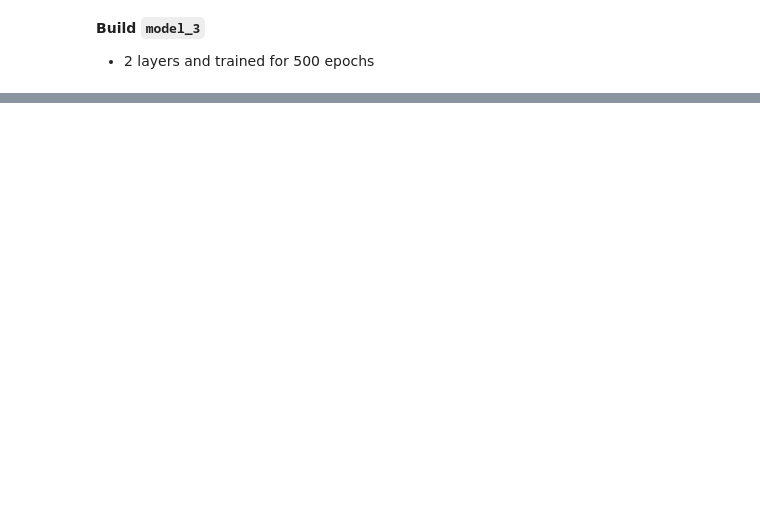
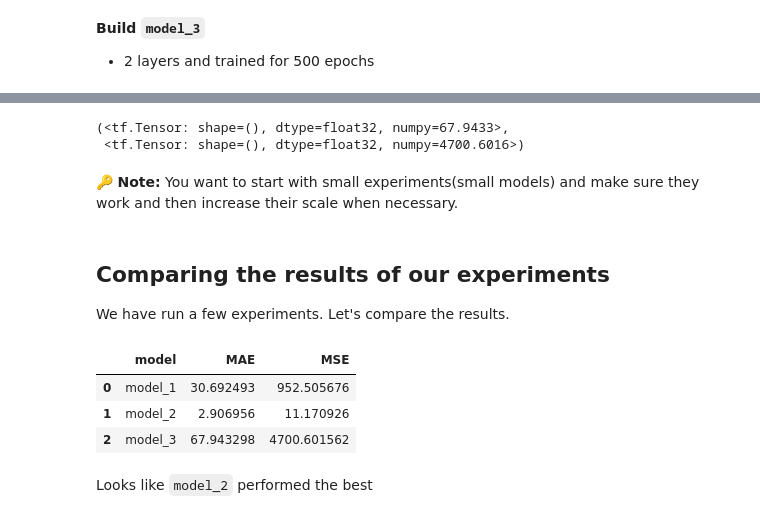
Before and after one commit to jacob7123/TensorFlow, a Jupyter notebook: 01_neural_network_regression_with_tensorflow.ipynb, the cells around one changed output, grey strips where cells are left out. Cells and saved outputs as stored; diff of their text form; code cells hidden in the pictures; blank space fills up the shorter version.

```diff
--- a/01_neural_network_regression_with_tensorflow.ipynb
+++ b/01_neural_network_regression_with_tensorflow.ipynb
@@ -664,5 +664,5 @@ model_3.compile(loss = tf.keras.losses.mae,
         metrics = ["mae"])
 
 # 3. Fit the model
-model_3.fit(tf.expand_dims(X_train, axis = -1), y_train, epochs = 500, verbose = 0)
+model_3.fit(tf.expand_dims(X_train, axis = -1), y_train, epochs = 500)
 # %% [output]
@@ -676 +693,31 @@ plot_predictions(predictions = y_pred_3)
 [figure]
+# %%
+# Calculate model_3 evaluation metrics
+mae_3 = mae(y_test, y_pred_3)
+mse_3 = mse(y_test, y_pred_3)
+mae_3, mse_3
+# %% [output]
+(<tf.Tensor: shape=(), dtype=float32, numpy=67.9433>,
+ <tf.Tensor: shape=(), dtype=float32, numpy=4700.6016>)
+# %% [markdown]
+🔑 **Note:** You want to start with small experiments(small models) and make sure they work and then increase their scale when necessary.
+# %% [markdown]
+## Comparing the results of our experiments
+
+We have run a few experiments. Let's compare the results.
+# %%
+# Let's compare our model's results using pandas DataFrame
+import pandas as pd
+model_results = [["model_1", mae_1.numpy(), mse_1.numpy()],
+          ["model_2", mae_2.numpy(), mse_2.numpy()],
+          ["model_3", mae_3.numpy(), mse_3.numpy()]]
+
+all_results = pd.DataFrame(model_results, columns = ["model", "MAE", "MSE"])
+all_results
+# %% [output]
+|  | model | MAE | MSE |
+| 0 | model_1 | 30.692493 | 952.505676 |
+| 1 | model_2 | 2.906956 | 11.170926 |
+| 2 | model_3 | 67.943298 | 4700.601562 |
+# %% [markdown]
+Looks like `model_2` performed the best
```
Also changed, not shown: parts of 15 cells of this notebook.
